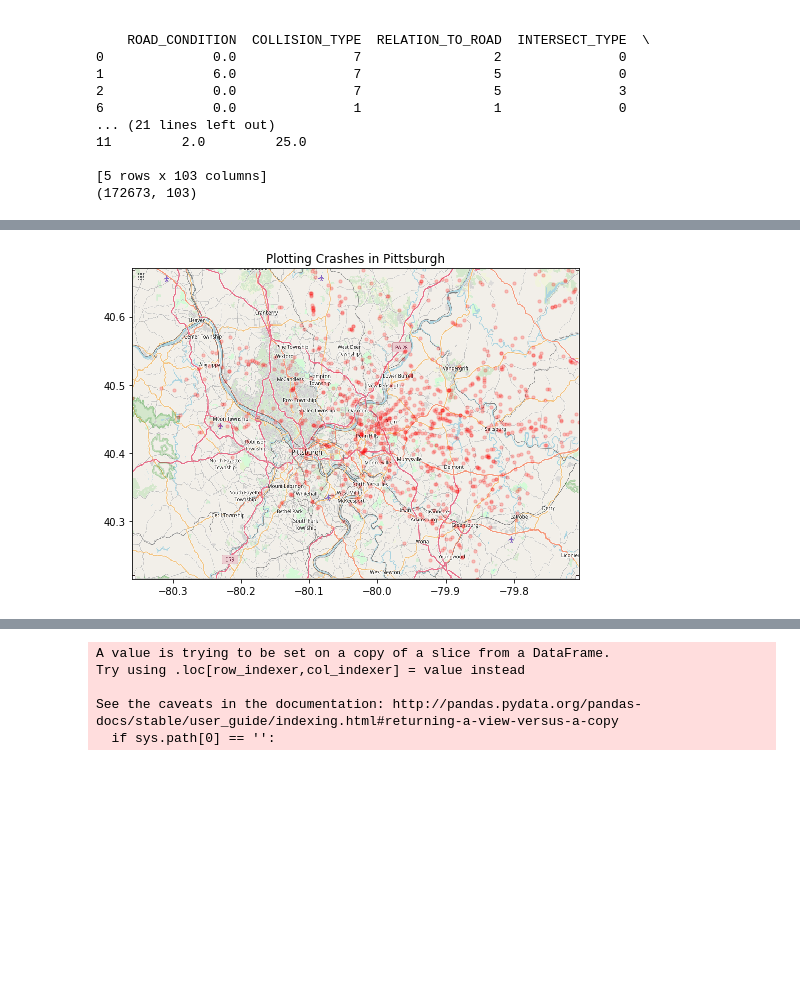
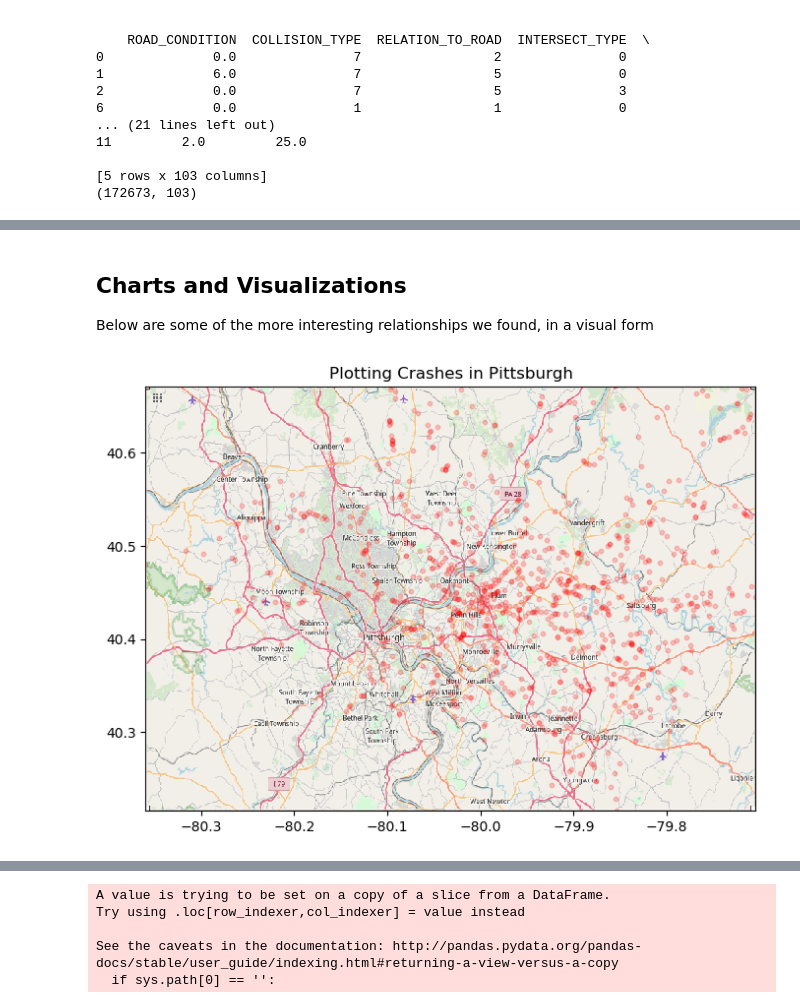
Before and after one commit to nicholaiTukanov/Pummels-in-Pittsburg, a Jupyter notebook: visualization.ipynb, the cells around one changed output, grey strips where cells are left out. Drawn from its saved outputs; the diff is of its cells as text; code cells hidden in the pictures; blank space fills up the shorter version.

Commit message:
Clean up code and move more functions into the Notebook

```diff
--- a/visualization.ipynb
+++ b/visualization.ipynb
@@ -76,24 +340,29 @@ cleaning.data_info(data)
+# %% [markdown]
+## Charts and Visualizations
+Below are some of the more interesting relationships we found, in a visual form
 # %%
+data = cleaning.get_data("crash.csv")
+
 def plot_fatal_accidents(data):
 
     # Only get fatal crashes
     data = data[data['FATAL'] == 1]
 
     # Get n% of data
     n = 1
     data = (data.head(int(len(data)*n)))
 
     boundingBox = [data.DEC_LONG.min(),data.DEC_LONG.max(), data.DEC_LAT.min(), data.DEC_LAT.max()]
     background = plt.imread('pittsburgh.png')
     fig, ax = plt.subplots(figsize = (8,7))
 
     # heatmap = np.histogram2d(dataWithLocations.DEC_LONG, dataWithLocations.DEC_LAT, bins=100)
     ax.scatter(data.DEC_LONG, data.DEC_LAT, zorder=1, alpha= 0.2, c='r', s=10, marker='o')
     ax.set_title('Plotting Crashes in Pittsburgh')
     ax.imshow(background, zorder=0, extent = boundingBox, aspect= 'equal')
     plt.show()
 
 plot_fatal_accidents(data)
 # %% [output]
-[figure, old version]
+[figure, new version]
 # %%
```
Also changed, not shown: parts of 21 cells of this notebook, 4 other files.
